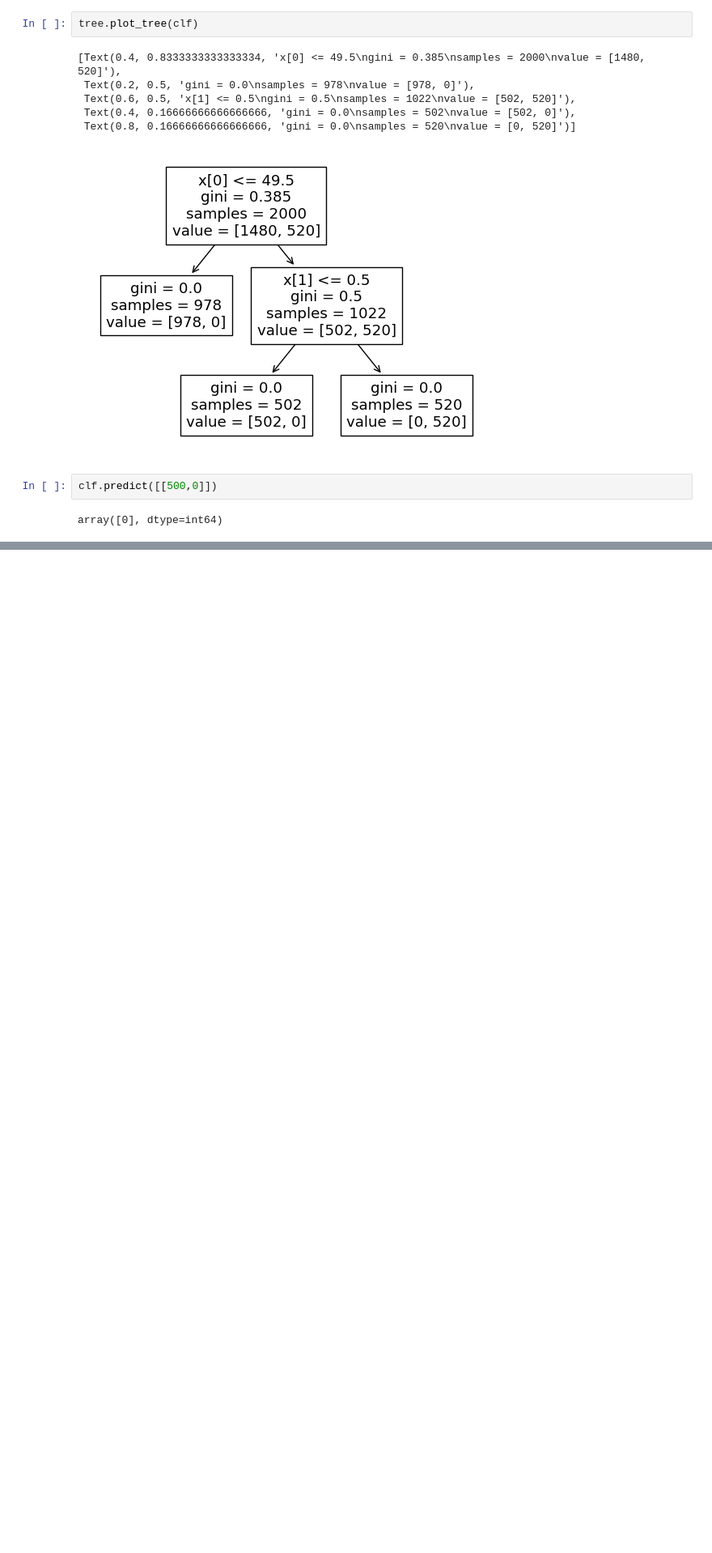
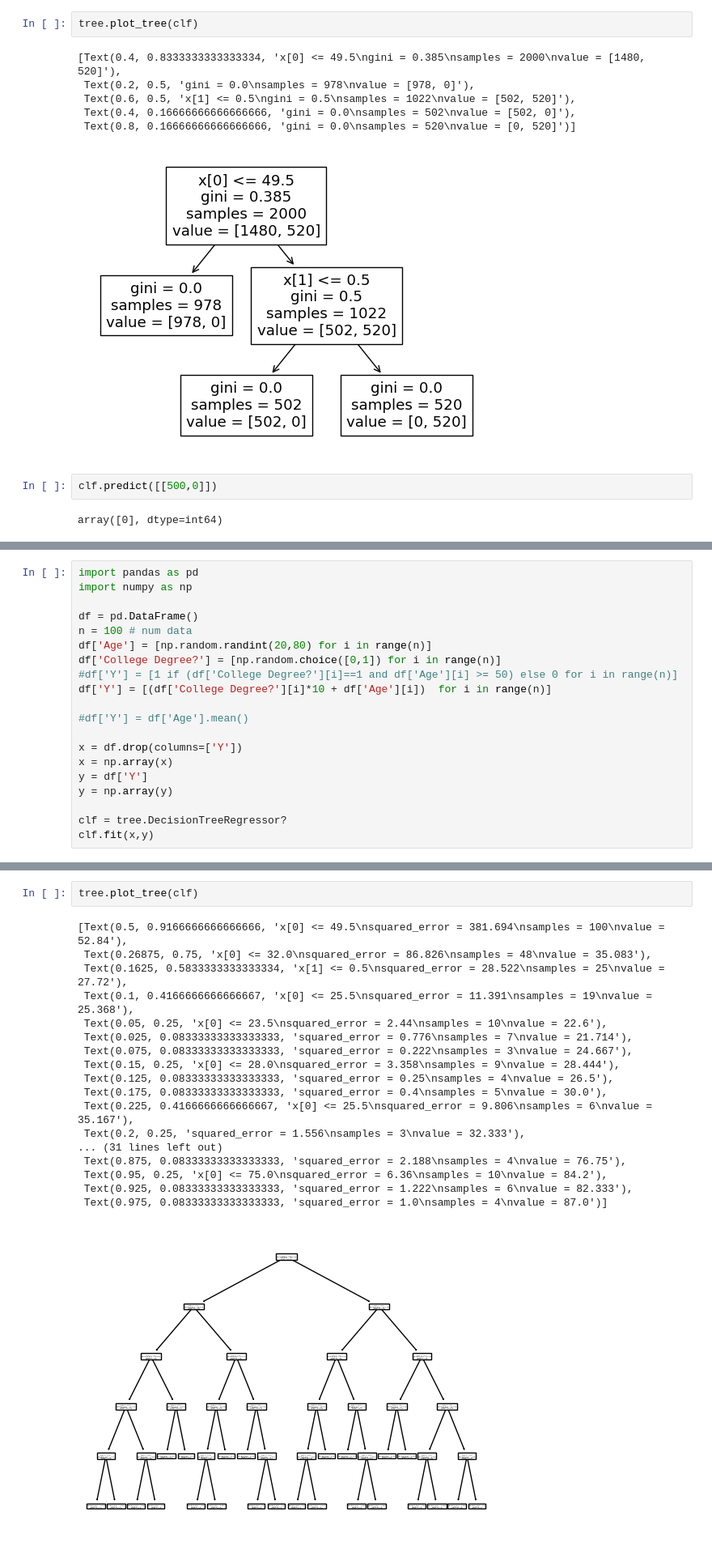
Before and after one commit to krajit/decisionTrees, a Jupyter notebook: test01.ipynb, the cells around one changed output, grey strips where cells are left out. Shown: that part at 81% size. Saved outputs shown, nothing was run; the diff lists cells and outputs as text; blank space fills up the shorter version.

```diff
--- a/test01.ipynb
+++ b/test01.ipynb
@@ -73,0 +76,20 @@ array([0], dtype=int64)
+# %%
+import pandas as pd
+import numpy as np
+
+df = pd.DataFrame()
+n = 100 # num data
+df['Age'] = [np.random.randint(20,80) for i in range(n)]
+df['College Degree?'] = [np.random.choice([0,1]) for i in range(n)]
+#df['Y'] = [1 if (df['College Degree?'][i]==1 and df['Age'][i] >= 50) else 0 for i in range(n)]
+df['Y'] = [(df['College Degree?'][i]*10 + df['Age'][i])  for i in range(n)]
+
+#df['Y'] = df['Age'].mean()
+
+x = df.drop(columns=['Y'])
+x = np.array(x)
+y = df['Y']
+y = np.array(y)
+
+clf = tree.DecisionTreeRegressor?
+clf.fit(x,y)
@@ -73,0 +119,21 @@ array([0], dtype=int64)
+# %%
+tree.plot_tree(clf)
+# %% [output]
+[Text(0.5, 0.9166666666666666, 'x[0] <= 49.5\nsquared_error = 381.694\nsamples = 100\nvalue = 52.84'),
+ Text(0.26875, 0.75, 'x[0] <= 32.0\nsquared_error = 86.826\nsamples = 48\nvalue = 35.083'),
+ Text(0.1625, 0.5833333333333334, 'x[1] <= 0.5\nsquared_error = 28.522\nsamples = 25\nvalue = 27.72'),
+ Text(0.1, 0.4166666666666667, 'x[0] <= 25.5\nsquared_error = 11.391\nsamples = 19\nvalue = 25.368'),
+ Text(0.05, 0.25, 'x[0] <= 23.5\nsquared_error = 2.44\nsamples = 10\nvalue = 22.6'),
+ Text(0.025, 0.08333333333333333, 'squared_error = 0.776\nsamples = 7\nvalue = 21.714'),
+ Text(0.075, 0.08333333333333333, 'squared_error = 0.222\nsamples = 3\nvalue = 24.667'),
+ Text(0.15, 0.25, 'x[0] <= 28.0\nsquared_error = 3.358\nsamples = 9\nvalue = 28.444'),
+ Text(0.125, 0.08333333333333333, 'squared_error = 0.25\nsamples = 4\nvalue = 26.5'),
+ Text(0.175, 0.08333333333333333, 'squared_error = 0.4\nsamples = 5\nvalue = 30.0'),
+ Text(0.225, 0.4166666666666667, 'x[0] <= 25.5\nsquared_error = 9.806\nsamples = 6\nvalue = 35.167'),
+ Text(0.2, 0.25, 'squared_error = 1.556\nsamples = 3\nvalue = 32.333'),
+... (31 lines left out)
+ Text(0.875, 0.08333333333333333, 'squared_error = 2.188\nsamples = 4\nvalue = 76.75'),
+ Text(0.95, 0.25, 'x[0] <= 75.0\nsquared_error = 6.36\nsamples = 10\nvalue = 84.2'),
+ Text(0.925, 0.08333333333333333, 'squared_error = 1.222\nsamples = 6\nvalue = 82.333'),
+ Text(0.975, 0.08333333333333333, 'squared_error = 1.0\nsamples = 4\nvalue = 87.0')]
+[figure, added]
```
Also changed, not shown: parts of 3 cells of this notebook.
